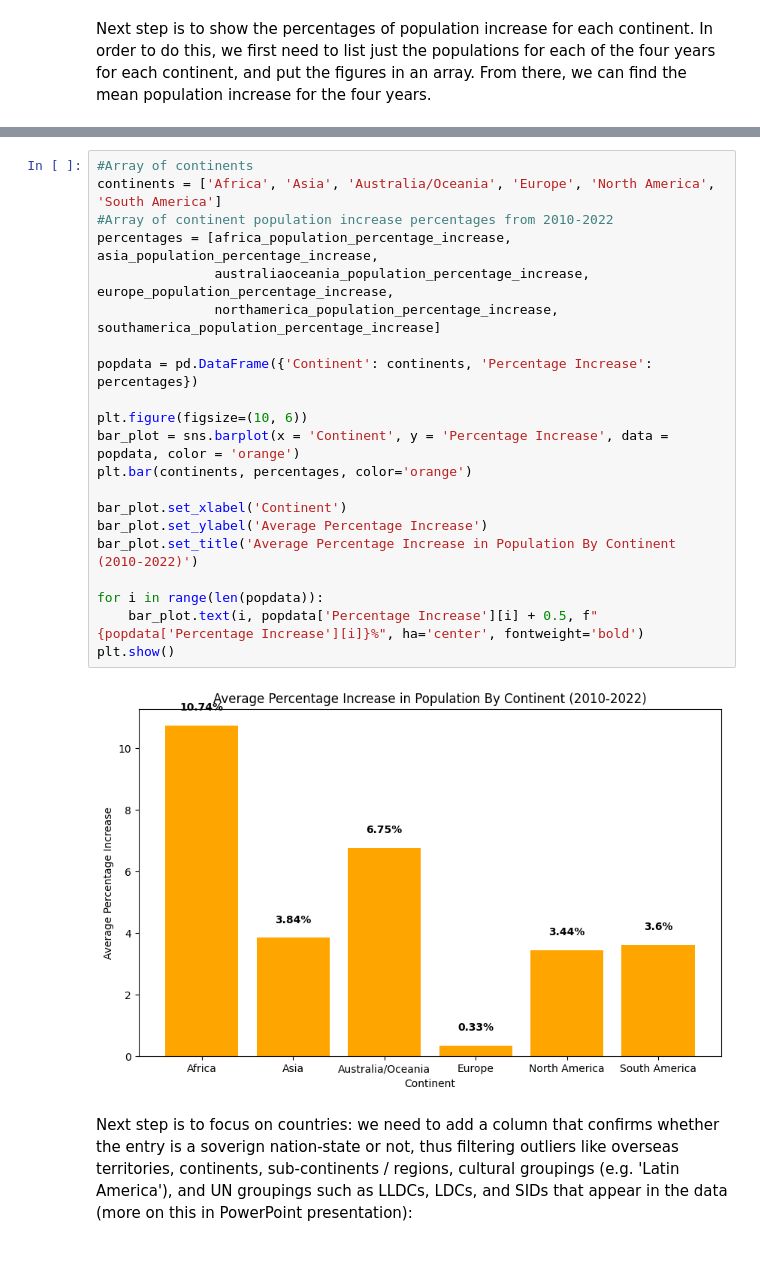
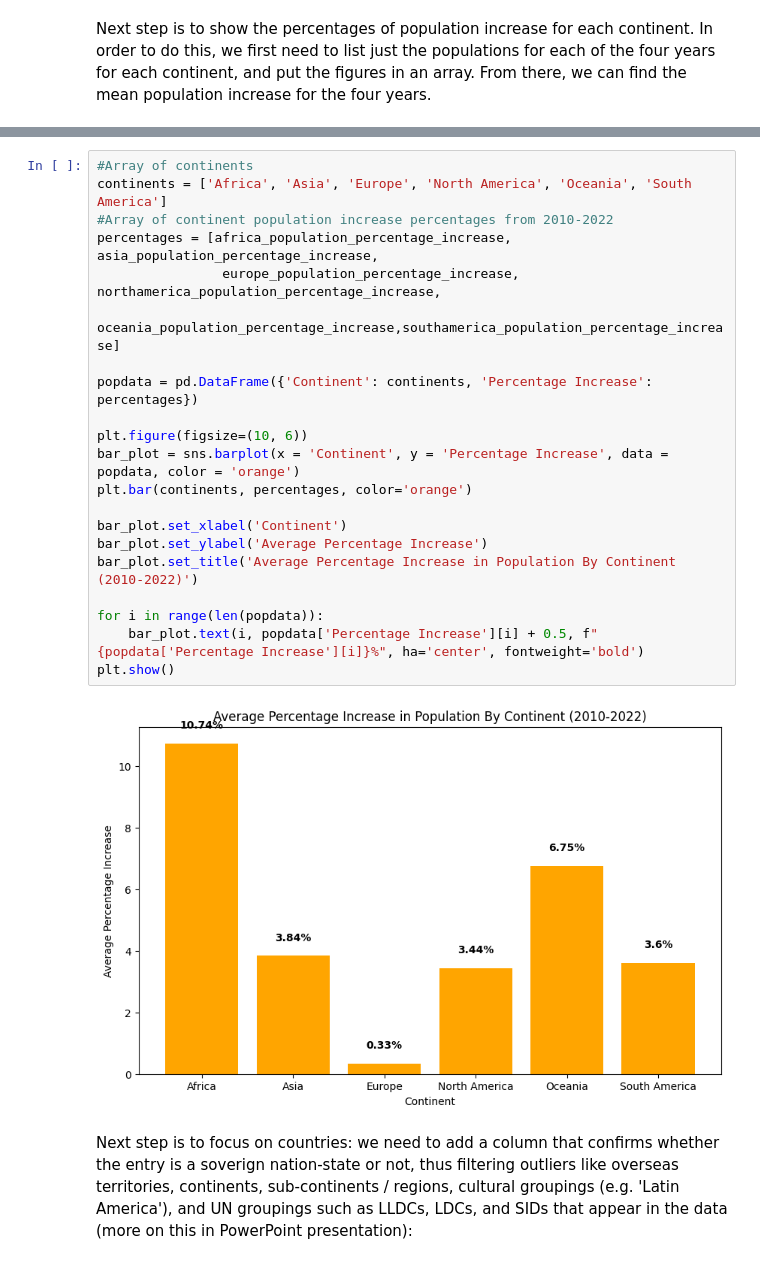
Before and after one commit to DominicSimpson/UN-Population-Dataset-Project, a Jupyter notebook: notebooks/unpopulationstatistics.ipynb, the cells around one changed output, grey strips where cells are left out. Cells and saved outputs as stored; diff of their text form.

Commit message:
Rennamed Oceania variables

```diff
--- a/notebooks/unpopulationstatistics.ipynb
+++ b/notebooks/unpopulationstatistics.ipynb
@@ -608,27 +608,27 @@ The mean population of South America for the years 2010, 2015, 2021, and 2022 wa
 The percentage increase in the population of South America for the years 2010, 2015, 2021, and 2022 was: 3.6%
 # %%
 #Array of continents
-continents = ['Africa', 'Asia', 'Australia/Oceania', 'Europe', 'North America', 'South America']
+continents = ['Africa', 'Asia', 'Europe', 'North America', 'Oceania', 'South America']
 #Array of continent population increase percentages from 2010-2022
 percentages = [africa_population_percentage_increase, asia_population_percentage_increase,
-               australiaoceania_population_percentage_increase, europe_population_percentage_increase,
-               northamerica_population_percentage_increase, southamerica_population_percentage_increase]
+                europe_population_percentage_increase, northamerica_population_percentage_increase,
+                oceania_population_percentage_increase,southamerica_population_percentage_increase]
 
 popdata = pd.DataFrame({'Continent': continents, 'Percentage Increase': percentages})
 
 plt.figure(figsize=(10, 6))
 bar_plot = sns.barplot(x = 'Continent', y = 'Percentage Increase', data = popdata, color = 'orange')
 plt.bar(continents, percentages, color='orange')
 
 bar_plot.set_xlabel('Continent')
 bar_plot.set_ylabel('Average Percentage Increase')
 bar_plot.set_title('Average Percentage Increase in Population By Continent (2010-2022)')
 
 for i in range(len(popdata)):
     bar_plot.text(i, popdata['Percentage Increase'][i] + 0.5, f"{popdata['Percentage Increase'][i]}%", ha='center', fontweight='bold')
 plt.show()
 # %% [output]
-[figure, old version]
+[figure, new version]
 # %% [markdown]
 Next step is to focus on countries:
 we need to add a column that confirms whether the entry is a soverign nation-state or not, thus filtering outliers like
```
Also changed, not shown: parts of 8 cells of this notebook.
